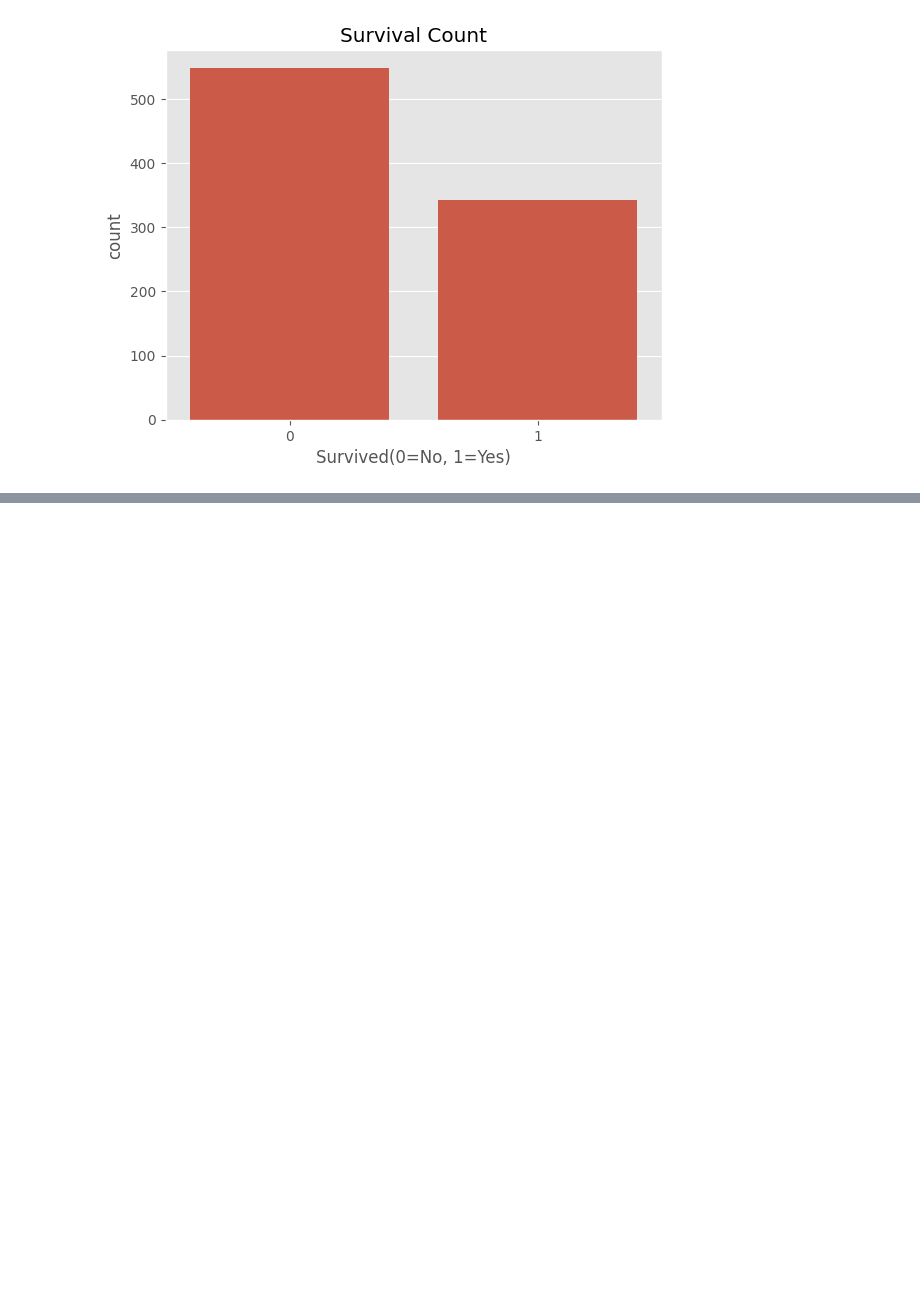
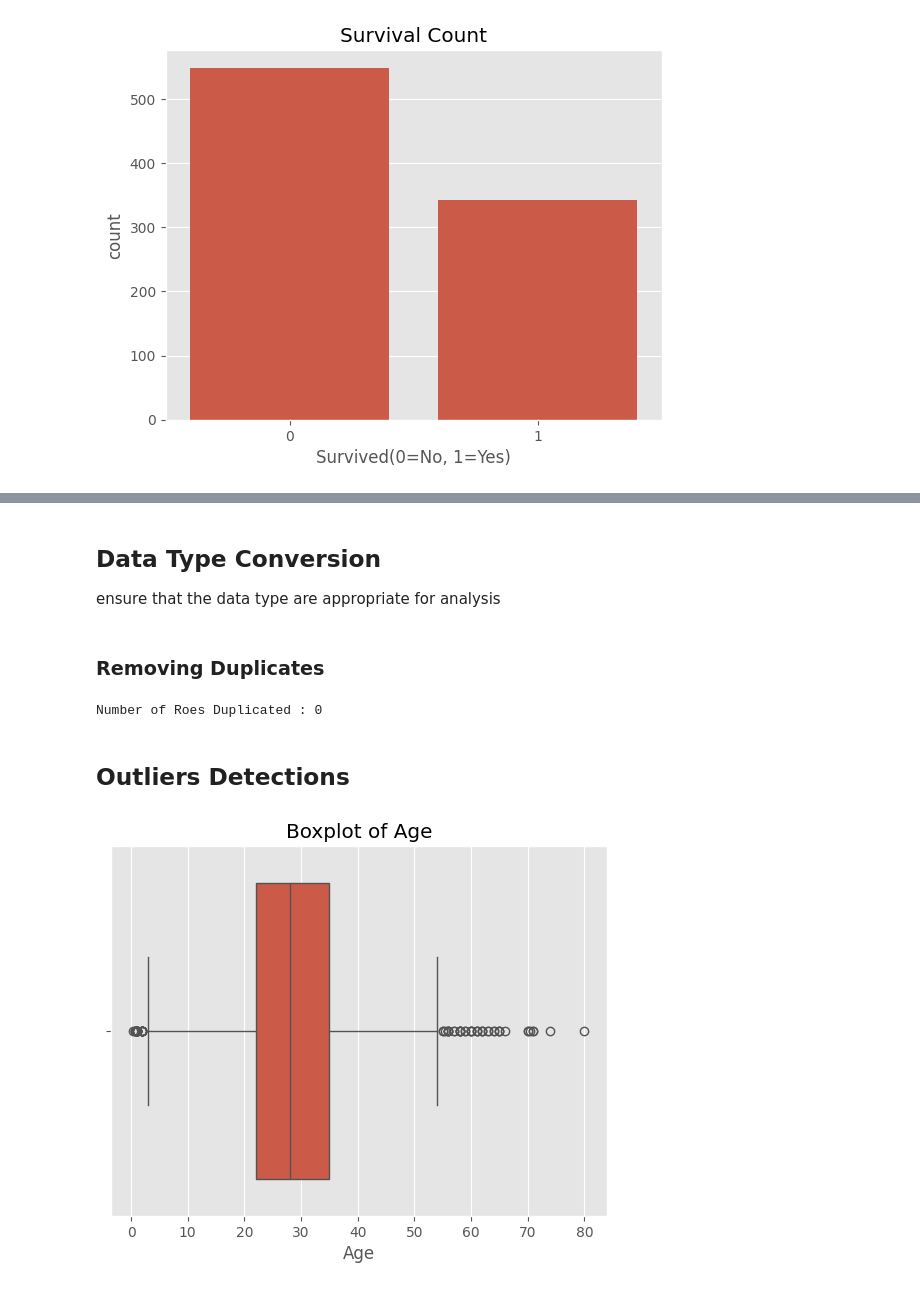
Before and after one commit to rubydamodar/The-Ultimate-Pandas-Bootcamp, a Jupyter notebook: Titanic Project/titanic.ipynb, the cells around one changed output, grey strips where cells are left out. Saved outputs shown, nothing was run; the diff lists cells and outputs as text; code cells hidden in the pictures; blank space fills up the shorter version.

```diff
--- a/Titanic Project/titanic.ipynb
+++ b/Titanic Project/titanic.ipynb
@@ -201,0 +285,23 @@ plt.show()
+# %% [markdown]
+## Data Type Conversion
+ensure that the data type are appropriate for analysis
+# %%
+df['Sex']=df['Sex'].astype('category')
+df['Embarked']=df['Embarked'].astype('category')
+# %% [markdown]
+### Removing Duplicates
+# %%
+duplicates=df.duplicated().sum()
+print("Number of Roes Duplicated :", duplicates)
+# %% [output]
+Number of Roes Duplicated : 0
+# %%
+df.drop_duplicates(inplace=True)
+# %% [markdown]
+## Outliers Detections
+# %%
+sns.boxplot(x=df['Age'])
+plt.title('Boxplot of Age')
+plt.show()
+# %% [output]
+[figure, added]
```
Also changed, not shown: parts of 22 cells of this notebook.
